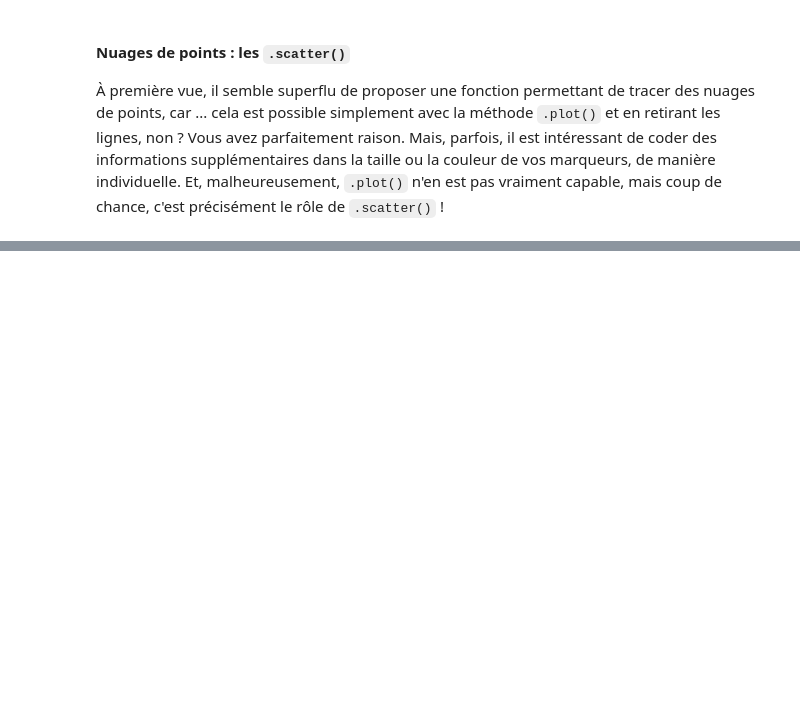
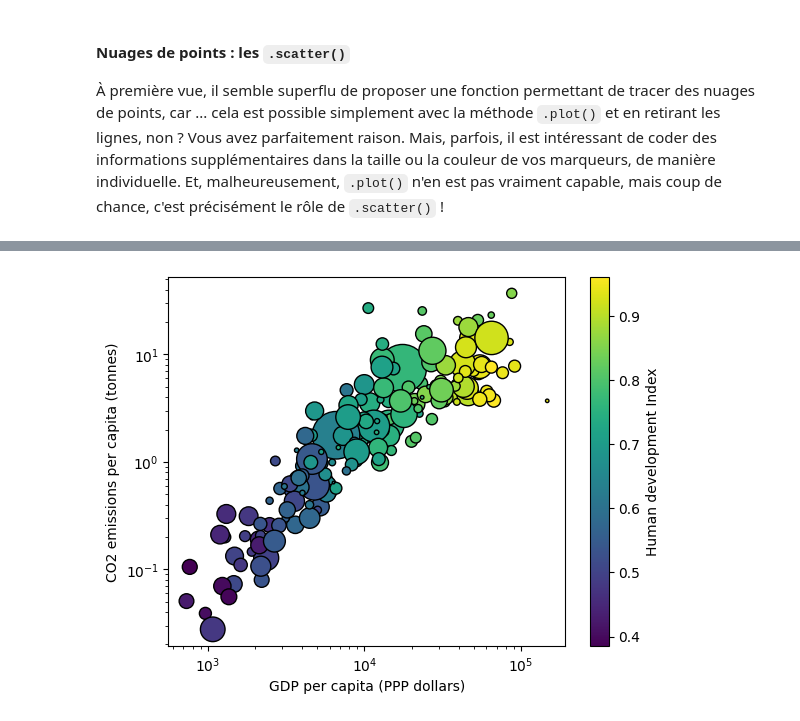
Before and after one commit to bsaintmichel/python-zero, a Jupyter notebook: Application_B_Matplotlib.ipynb, the cells around one changed output, grey strips where cells are left out. Saved outputs shown, nothing was run; the diff lists cells and outputs as text; code cells hidden in the pictures; blank space fills up the shorter version.

```diff
--- a/Application_B_Matplotlib.ipynb
+++ b/Application_B_Matplotlib.ipynb
@@ -427,0 +426,16 @@ On voit donc ici, d'un seul coup, que les records de vitesse féminins sur les c
+# %%
+import pandas as pd
+import matplotlib.pyplot as plt
+
+dat = pd.read_csv('./resources/un_hdr_data.csv')
+
+fig, ax = plt.subplots()
+
+sct = ax.scatter(dat['gnipc_2021'], dat['co2_prod_2021'], c=dat['hdi_2021'], s=np.sqrt(dat['pop']), edgecolor='k')  # Here I put sqrt(population) otherwise China too big !
+ax.set_xscale('log')
+ax.set_yscale('log')
+ax.set_xlabel('GDP per capita (PPP dollars)')
+ax.set_ylabel('CO2 emissions per capita (tonnes)')
+cb = fig.colorbar(sct, label='Human development Index')
+# %% [output]
+[figure, added]
```
Also changed, not shown: parts of 16 cells of this notebook, 2 other files.
